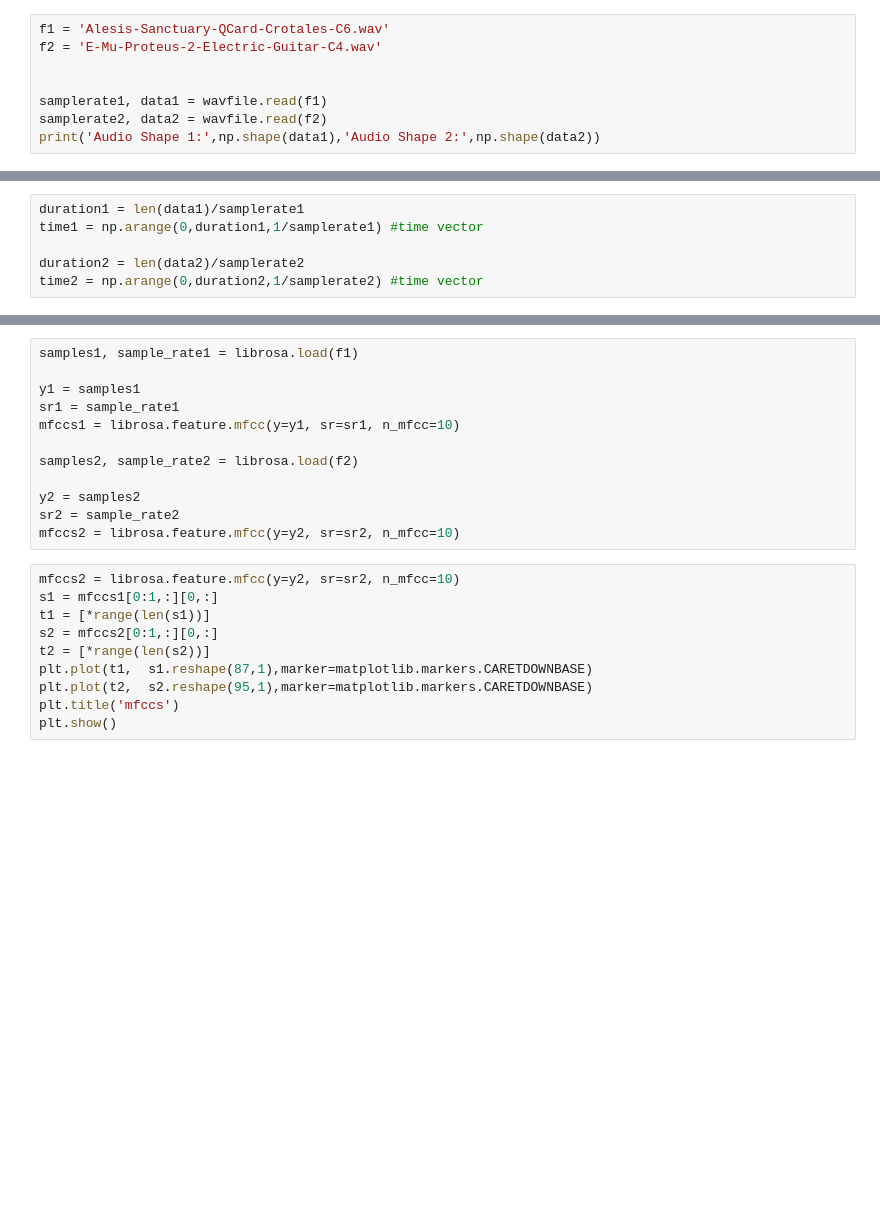
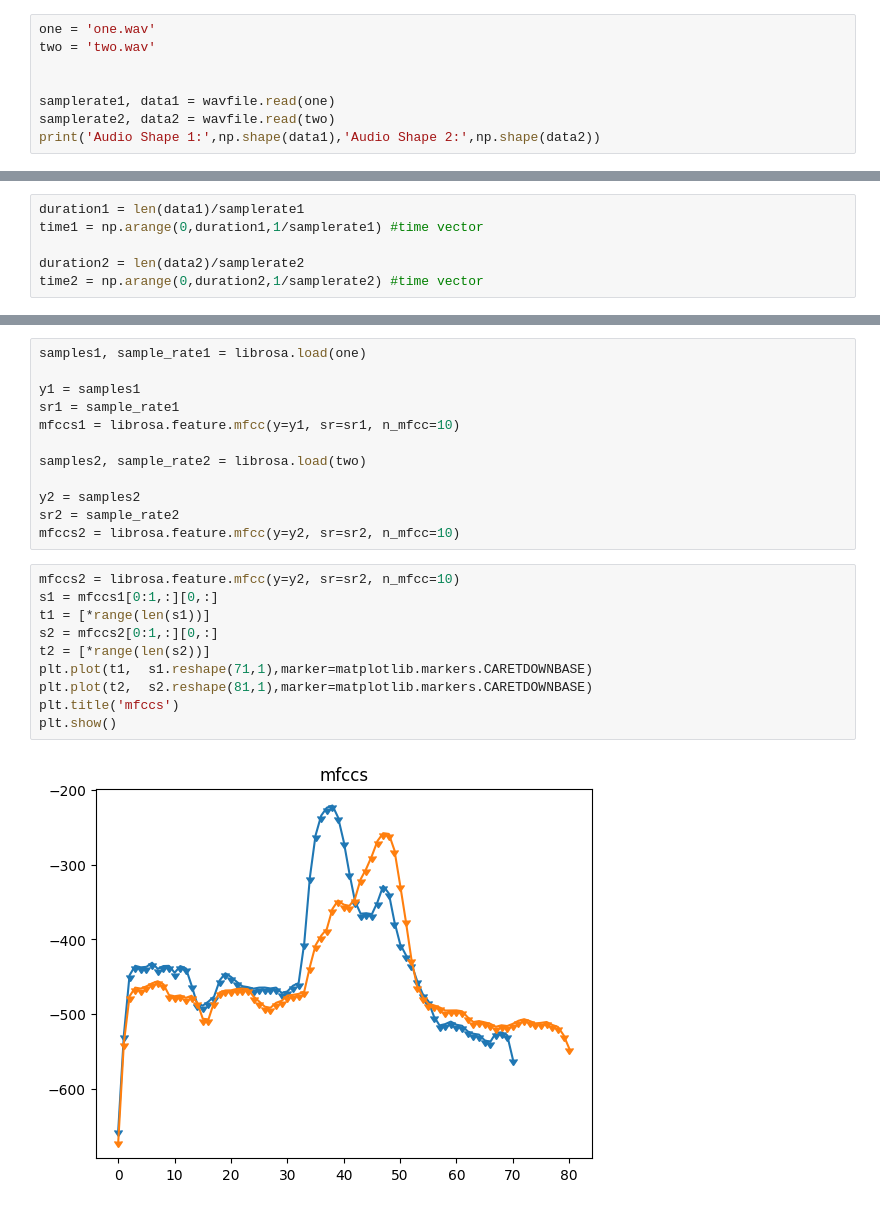
Before and after one commit to EgorLeMeilleur/timeseries_homework, a Jupyter notebook: homework10/homework10.ipynb, the cells around one changed output, grey strips where cells are left out. Cells and saved outputs as stored; diff of their text form; blank space fills up the shorter version.

```diff
--- a/homework10/homework10.ipynb
+++ b/homework10/homework10.ipynb
@@ -9,10 +9,10 @@ from pydub import AudioSegment
 import librosa
 from spafe.features.gfcc import gfcc
 # %%
-f1 = 'Alesis-Sanctuary-QCard-Crotales-C6.wav'
-f2 = 'E-Mu-Proteus-2-Electric-Guitar-C4.wav'
+one = 'one.wav'
+two = 'two.wav'
 
 
-samplerate1, data1 = wavfile.read(f1)
-samplerate2, data2 = wavfile.read(f2)
+samplerate1, data1 = wavfile.read(one)
+samplerate2, data2 = wavfile.read(two)
 print('Audio Shape 1:',np.shape(data1),'Audio Shape 2:',np.shape(data2))
@@ -53,11 +56,11 @@ plt.show()
 # %%
-samples1, sample_rate1 = librosa.load(f1)
+samples1, sample_rate1 = librosa.load(one)
 
 y1 = samples1
 sr1 = sample_rate1
 mfccs1 = librosa.feature.mfcc(y=y1, sr=sr1, n_mfcc=10)
 
-samples2, sample_rate2 = librosa.load(f2)
+samples2, sample_rate2 = librosa.load(two)
 
 y2 = samples2
 sr2 = sample_rate2
@@ -65,11 +68,13 @@ mfccs2 = librosa.feature.mfcc(y=y2, sr=sr2, n_mfcc=10)
 # %%
 mfccs2 = librosa.feature.mfcc(y=y2, sr=sr2, n_mfcc=10)
 s1 = mfccs1[0:1,:][0,:]
 t1 = [*range(len(s1))]
 s2 = mfccs2[0:1,:][0,:]
 t2 = [*range(len(s2))]
-plt.plot(t1,  s1.reshape(87,1),marker=matplotlib.markers.CARETDOWNBASE)
-plt.plot(t2,  s2.reshape(95,1),marker=matplotlib.markers.CARETDOWNBASE)
+plt.plot(t1,  s1.reshape(71,1),marker=matplotlib.markers.CARETDOWNBASE)
+plt.plot(t2,  s2.reshape(81,1),marker=matplotlib.markers.CARETDOWNBASE)
 plt.title('mfccs')
 plt.show()
+# %% [output]
+[figure, added]
 # %%
```
Also changed, not shown: parts of 6 cells of this notebook.
